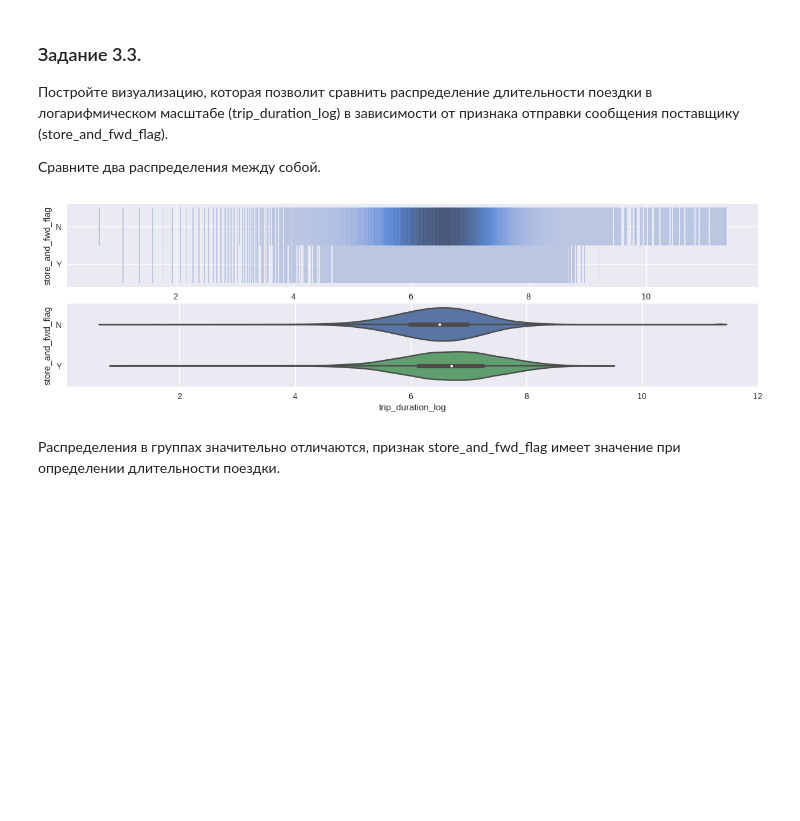
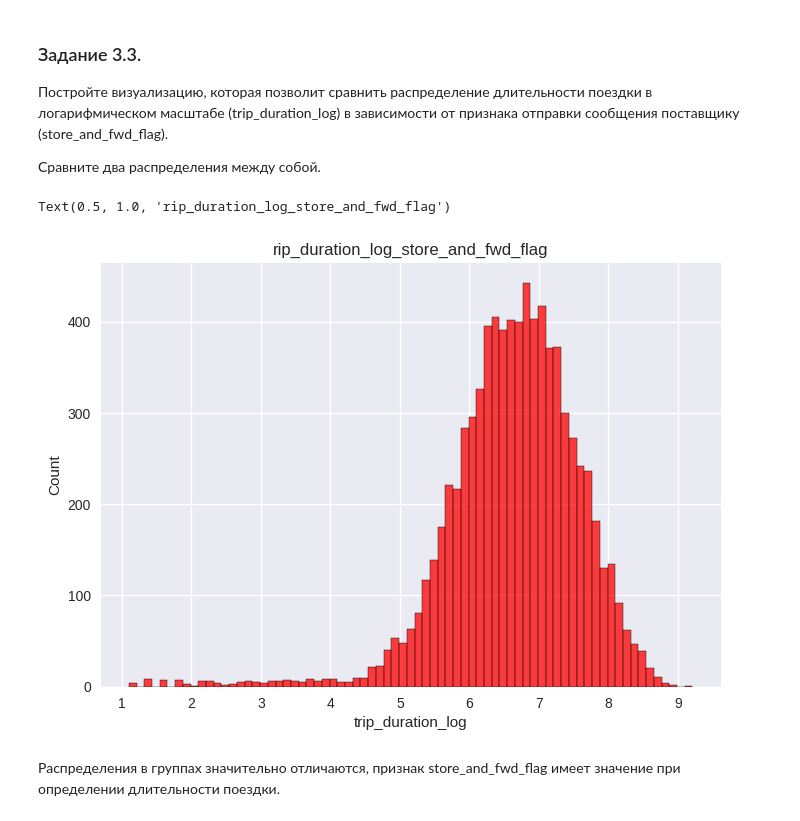
Before and after one commit to smirnovaanastasia1234/Progect_pratice, a Jupyter notebook: Проектный_практикум.ipynb, the cells around one changed output. Saved outputs shown, nothing was run; the diff lists cells and outputs as text; code cells hidden in the pictures; blank space fills up the shorter version.

```diff
--- a/Проектный_практикум.ipynb
+++ b/Проектный_практикум.ipynb
@@ -713,21 +669,13 @@ Text(0.5, 1.0, 'trip_duration_log_vendor id')
 Постройте визуализацию, которая позволит сравнить распределение длительности поездки в логарифмическом масштабе (trip_duration_log) в зависимости от признака отправки сообщения поставщику (store_and_fwd_flag).
 
 Сравните два распределения между собой.
-# %%
-fig, axes = plt.subplots(nrows = 2, ncols = 1, figsize = (15, 4))
-
-histplot = sns.histplot(
-    data = taxi_data,
-    x = 'trip_duration_log',
-    y = 'store_and_fwd_flag',
-    ax = axes[0])
-violinplot = sns.violinplot(
-    data = taxi_data,
-    x = 'trip_duration_log',
-    y = 'store_and_fwd_flag',
-    ax = axes[1])
-# %% [output]
-[figure, removed]
+# %%
+# поcтроим гистограмму
+sns.histplot(data=taxi_data[taxi_data['store_and_fwd_flag'] == 'Y']['trip_duration_log'],color='red')
+plt.title('rip_duration_log_store_and_fwd_flag')
+# %% [output]
+Text(0.5, 1.0, 'rip_duration_log_store_and_fwd_flag')
+[figure, added]
 # %% [markdown]
 Распределения в группах значительно отличаются, признак store_and_fwd_flag имеет значение при определении длительности поездки.
 # %% [markdown]
```
Also changed, not shown: parts of 12 cells of this notebook.
